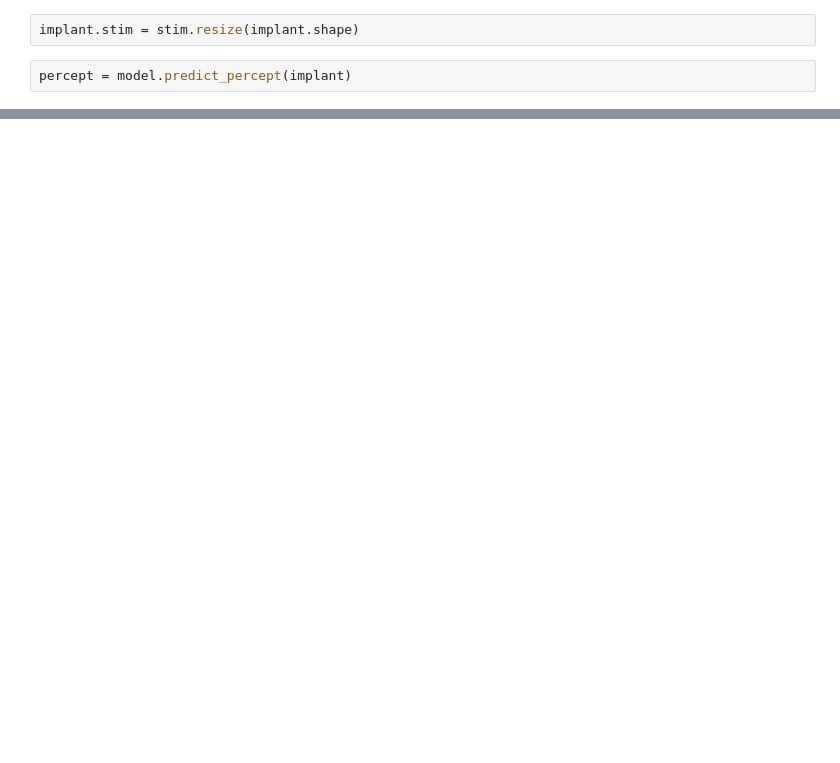
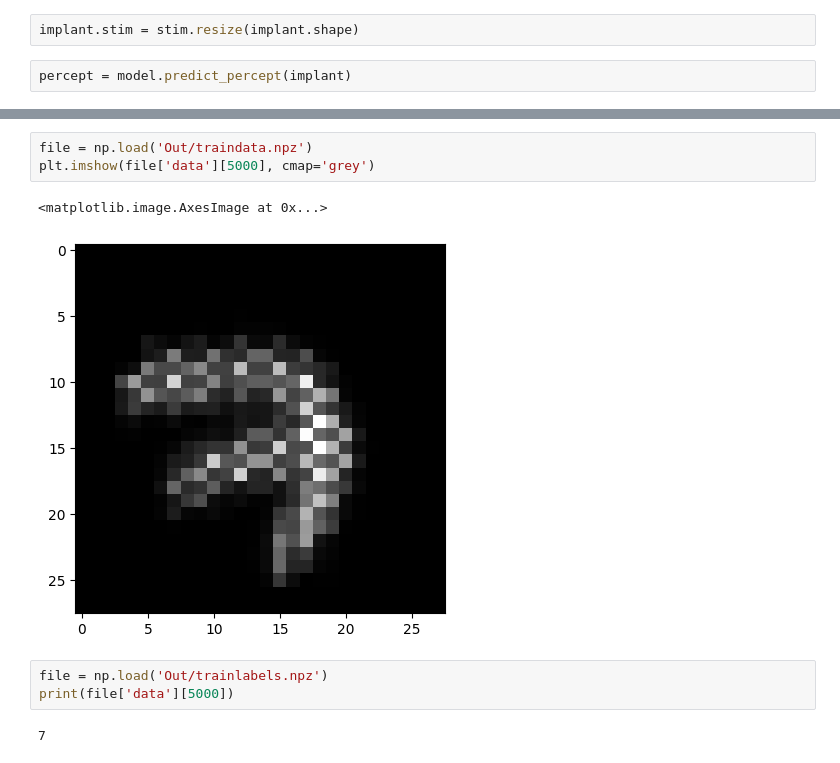
Before and after one commit to realmatthewpeng/percept, a Jupyter notebook: percept_gen_test.ipynb, the cells around one changed output, grey strips where cells are left out. Saved outputs shown, nothing was run; the diff lists cells and outputs as text; blank space fills up the shorter version.

```diff
--- a/tester.ipynb
+++ b/percept_gen_test.ipynb
@@ -71,0 +97,11 @@ plt.imshow(frame)
+# %%
+file = np.load('Out/traindata.npz')
+plt.imshow(file['data'][5000], cmap='grey')
+# %% [output]
+<matplotlib.image.AxesImage at 0x...>
+[figure, added]
+# %%
+file = np.load('Out/trainlabels.npz')
+print(file['data'][5000])
+# %% [output]
+7
```
Also changed, not shown: parts of 9 cells of this notebook, 3 other files.
